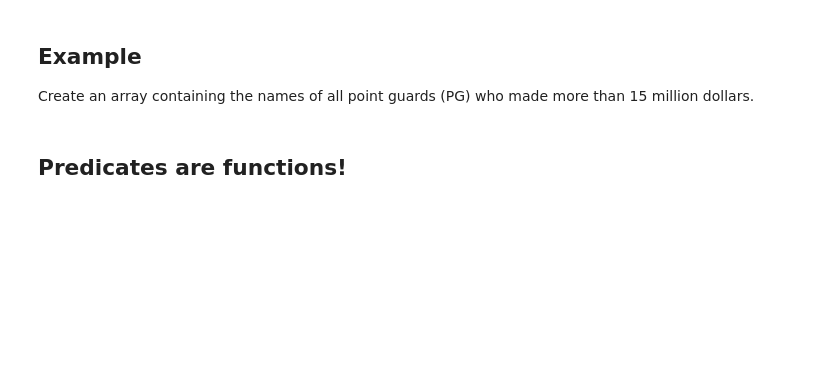
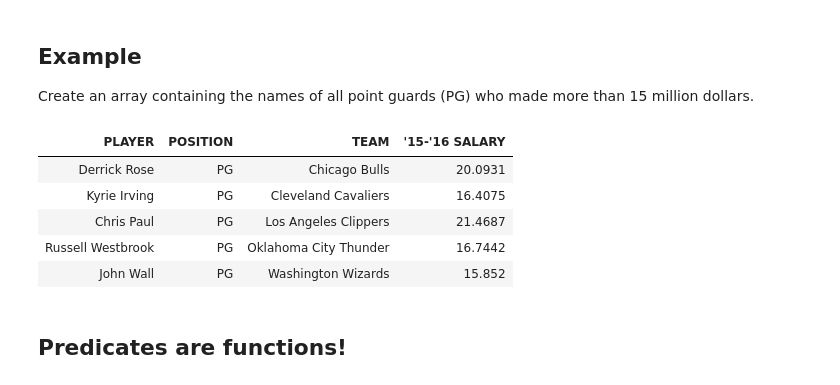
Before and after one commit to ucsd-ets/dsc10-s219, a Jupyter notebook: Lectures/day02/Lecture 04 Selecting Rows.ipynb, the cells around one changed output. Saved outputs shown, nothing was run; the diff lists cells and outputs as text; code cells hidden in the pictures; blank space fills up the shorter version.

```diff
--- a/Lectures/day02/Lecture 04 Selecting Rows.ipynb
+++ b/Lectures/day02/Lecture 04 Selecting Rows.ipynb
@@ -209,6 +344,17 @@ team # extract his team name
 ## Example
 
 Create an array containing the names of all point guards (PG) who made more than 15 million dollars.
+# %%
+point_guards = nba.where("POSITION", "PG")
+rich_point_guards = point_guards.where("'15-'16 SALARY", are.above(15))
+rich_point_guards.show()
+# %% [output]
+| PLAYER | POSITION | TEAM | '15-'16 SALARY |
+| Derrick Rose | PG | Chicago Bulls | 20.0931 |
+| Kyrie Irving | PG | Cleveland Cavaliers | 16.4075 |
+| Chris Paul | PG | Los Angeles Clippers | 21.4687 |
+| Russell Westbrook | PG | Oklahoma City Thunder | 16.7442 |
+| John Wall | PG | Washington Wizards | 15.852 |
 # %% [markdown]
 ## Predicates are functions!
 # %%
```
Also changed, not shown: parts of 45 cells of this notebook, 12 other files.
